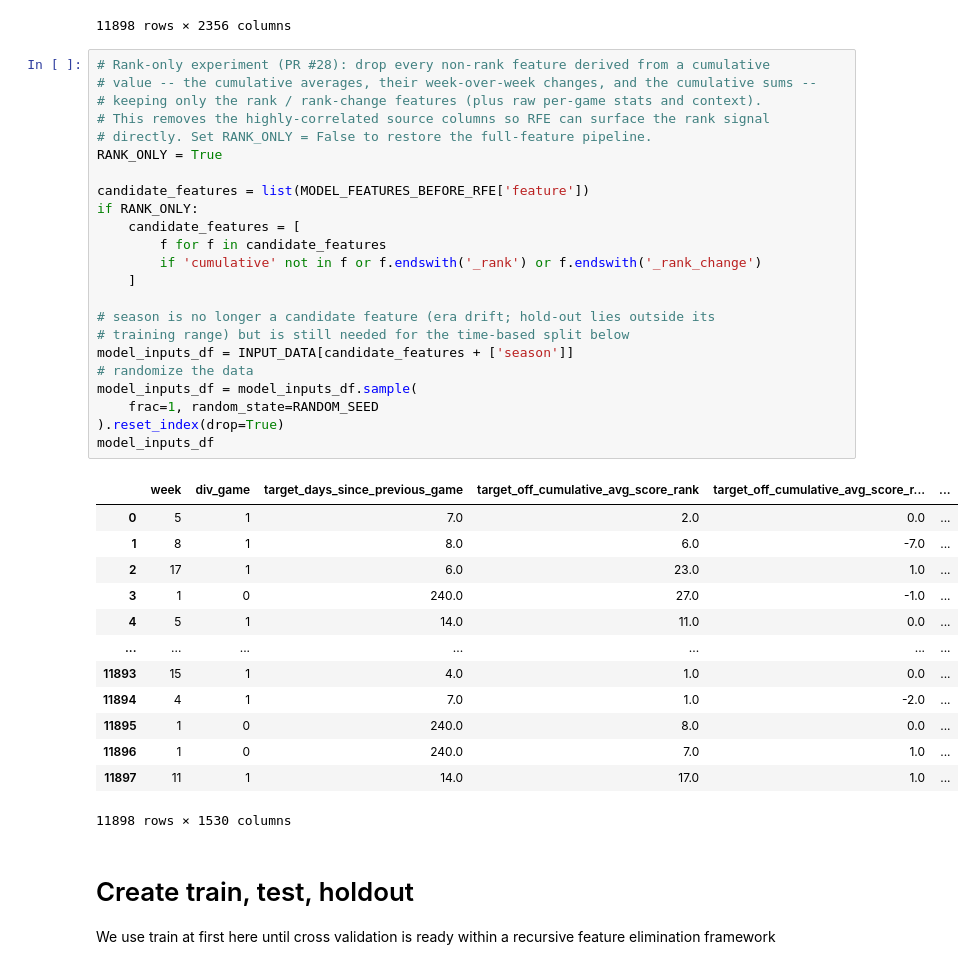
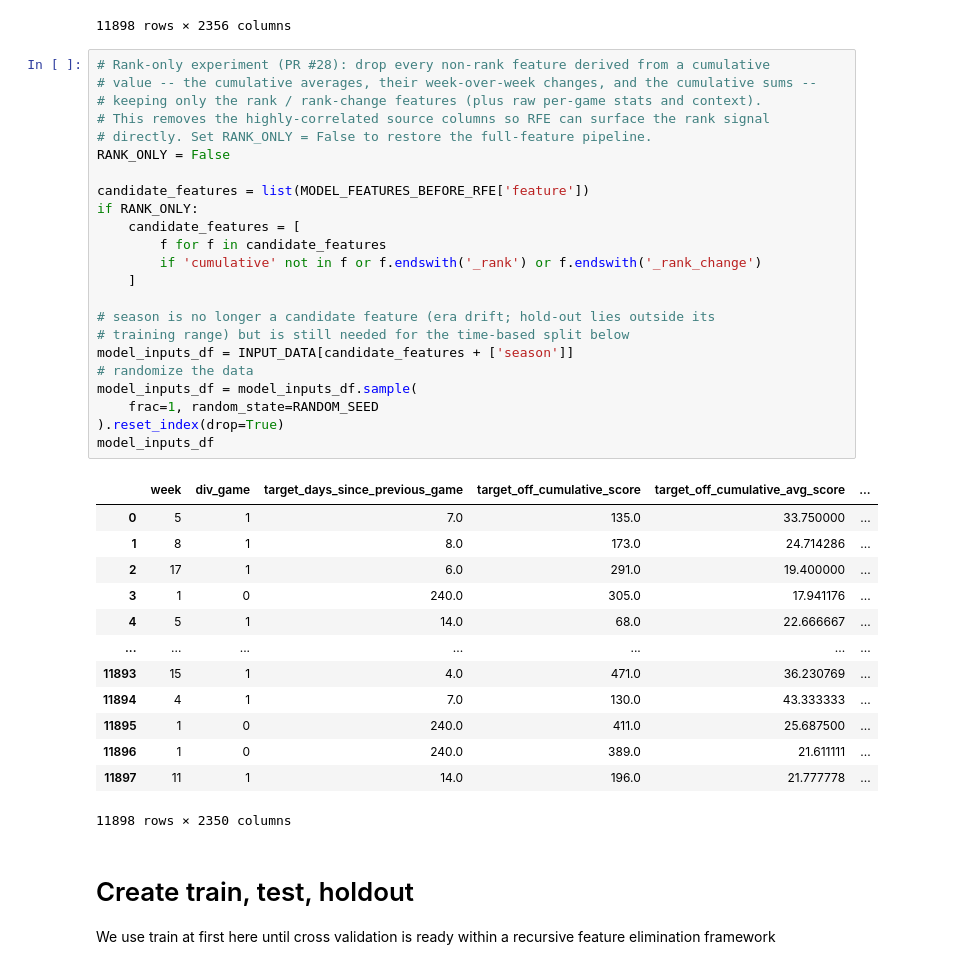
Before and after one commit to darkhark/nfl-predictions, a Jupyter notebook: notebooks/model_training/predict_games/schedule_and_weekly/cross_validation/rfe.ipynb, the cells around one changed output. Saved outputs shown, nothing was run; the diff lists cells and outputs as text.

```diff
--- a/notebooks/model_training/predict_games/schedule_and_weekly/cross_validation/rfe.ipynb
+++ b/notebooks/model_training/predict_games/schedule_and_weekly/cross_validation/rfe.ipynb
@@ -69,40 +69,40 @@ INPUT_DATA
 # %%
 # Rank-only experiment (PR #28): drop every non-rank feature derived from a cumulative
 # value -- the cumulative averages, their week-over-week changes, and the cumulative sums --
 # keeping only the rank / rank-change features (plus raw per-game stats and context).
 # This removes the highly-correlated source columns so RFE can surface the rank signal
 # directly. Set RANK_ONLY = False to restore the full-feature pipeline.
-RANK_ONLY = True
+RANK_ONLY = False
 
 candidate_features = list(MODEL_FEATURES_BEFORE_RFE['feature'])
 if RANK_ONLY:
     candidate_features = [
         f for f in candidate_features
         if 'cumulative' not in f or f.endswith('_rank') or f.endswith('_rank_change')
     ]
 
 # season is no longer a candidate feature (era drift; hold-out lies outside its
 # training range) but is still needed for the time-based split below
 model_inputs_df = INPUT_DATA[candidate_features + ['season']]
 # randomize the data
 model_inputs_df = model_inputs_df.sample(
     frac=1, random_state=RANDOM_SEED
 ).reset_index(drop=True)
 model_inputs_df
 # %% [output]
-|  | week | div_game | target_days_since_previous_game | target_off_cumulative_avg_score_rank | target_off_cumulative_avg_score_r... | ... |
-| 0 | 5 | 1 | 7.0 | 2.0 | 0.0 | ... |
-| 1 | 8 | 1 | 8.0 | 6.0 | -7.0 | ... |
-| 2 | 17 | 1 | 6.0 | 23.0 | 1.0 | ... |
-| 3 | 1 | 0 | 240.0 | 27.0 | -1.0 | ... |
-| 4 | 5 | 1 | 14.0 | 11.0 | 0.0 | ... |
+|  | week | div_game | target_days_since_previous_game | target_off_cumulative_score | target_off_cumulative_avg_score | ... |
+| 0 | 5 | 1 | 7.0 | 135.0 | 33.750000 | ... |
+| 1 | 8 | 1 | 8.0 | 173.0 | 24.714286 | ... |
+| 2 | 17 | 1 | 6.0 | 291.0 | 19.400000 | ... |
+| 3 | 1 | 0 | 240.0 | 305.0 | 17.941176 | ... |
+| 4 | 5 | 1 | 14.0 | 68.0 | 22.666667 | ... |
 | ... | ... | ... | ... | ... | ... | ... |
-| 11893 | 15 | 1 | 4.0 | 1.0 | 0.0 | ... |
-| 11894 | 4 | 1 | 7.0 | 1.0 | -2.0 | ... |
-| 11895 | 1 | 0 | 240.0 | 8.0 | 0.0 | ... |
-| 11896 | 1 | 0 | 240.0 | 7.0 | 1.0 | ... |
-| 11897 | 11 | 1 | 14.0 | 17.0 | 1.0 | ... |
+| 11893 | 15 | 1 | 4.0 | 471.0 | 36.230769 | ... |
+| 11894 | 4 | 1 | 7.0 | 130.0 | 43.333333 | ... |
+| 11895 | 1 | 0 | 240.0 | 411.0 | 25.687500 | ... |
+| 11896 | 1 | 0 | 240.0 | 389.0 | 21.611111 | ... |
+| 11897 | 11 | 1 | 14.0 | 196.0 | 21.777778 | ... |
-11898 rows × 1530 columns
+11898 rows × 2350 columns
 # %% [markdown]
 # Create train, test, holdout
 We use train at first here until cross validation is ready within a recursive feature elimination framework
```
Also changed, not shown: parts of 5 cells of this notebook, 2 other files.
